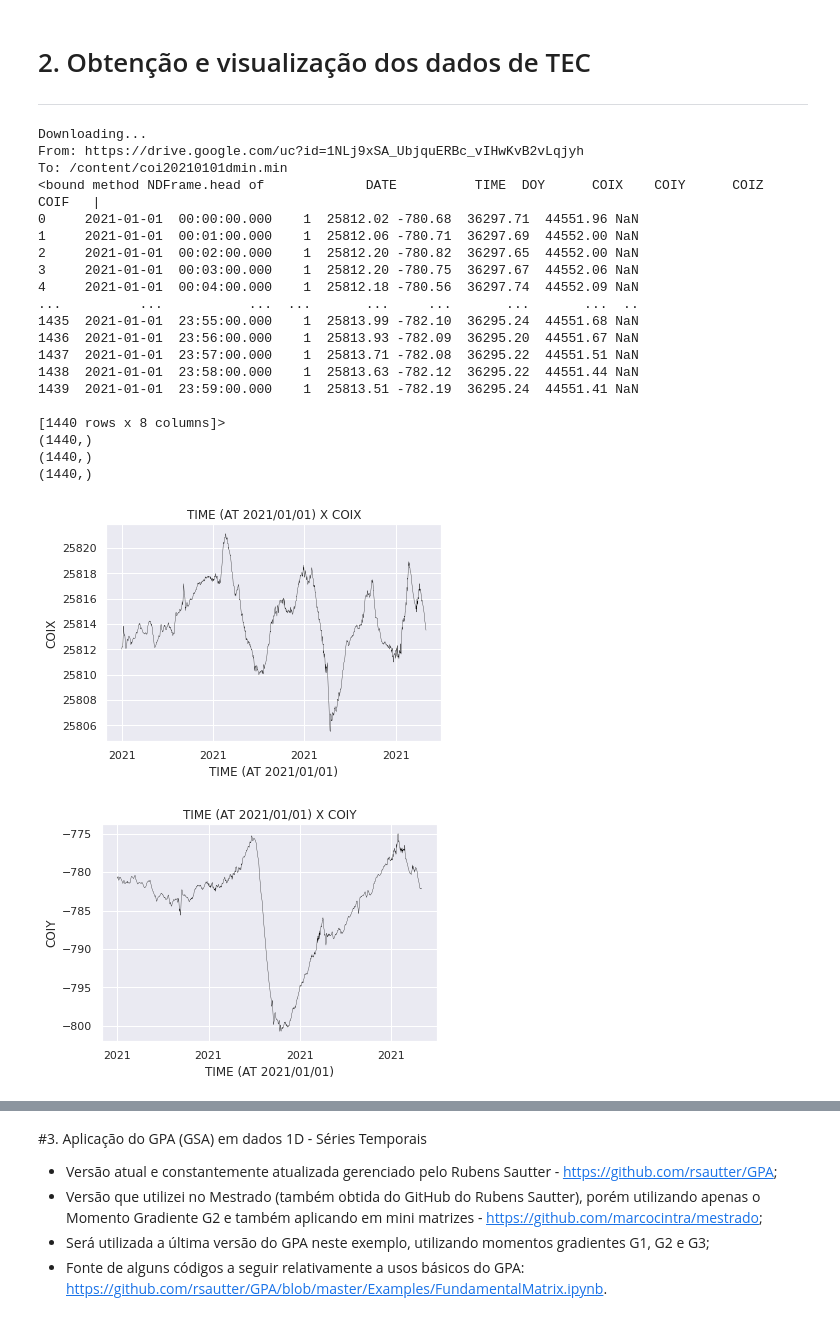
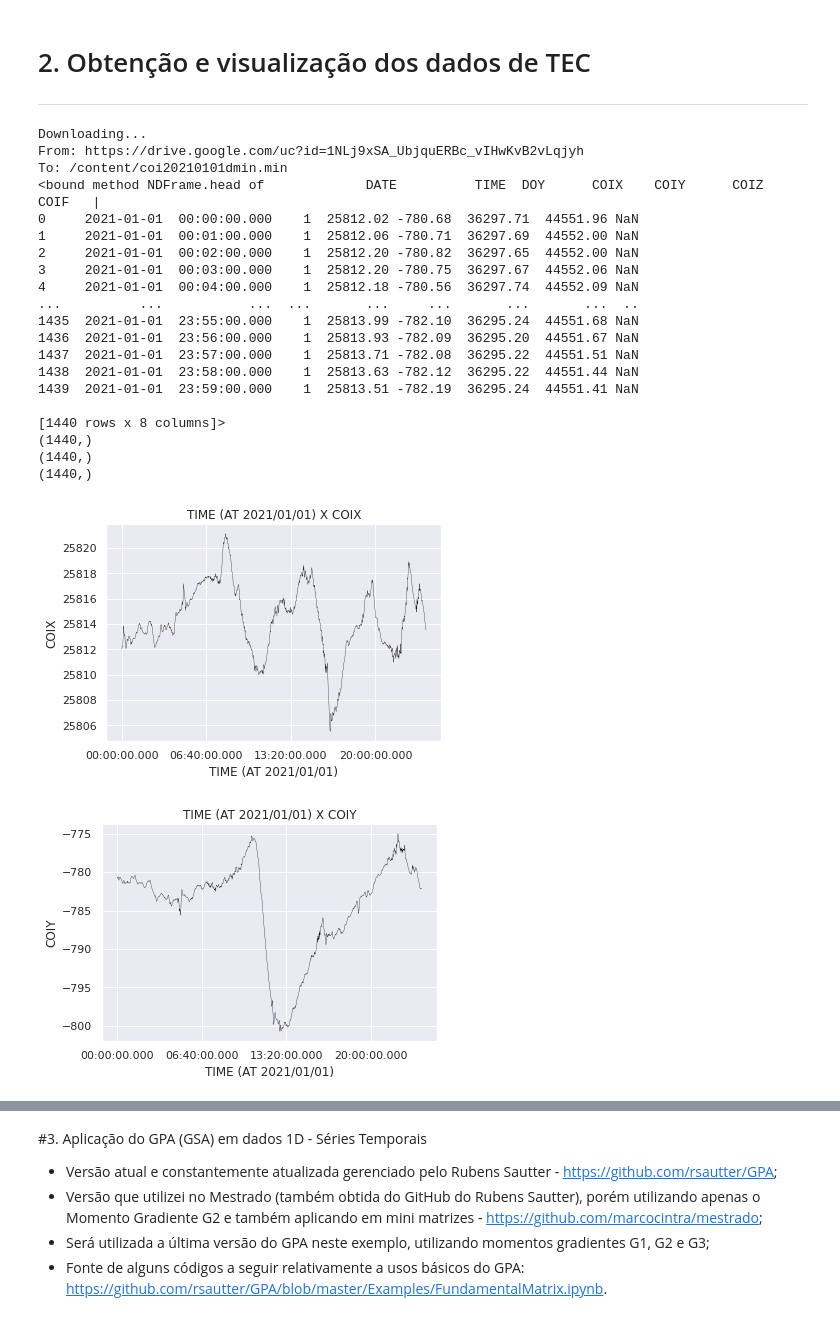
Before and after one commit to marcocintra/doutorado, a Jupyter notebook: Reunião_GFEC_P&D_com_GPA_06_05_2021_Apresentação_A3_GPA_1D_Análise_de_Séries_Temporais_(Exs_Física_Espacial).ipynb, the cells around one changed output, grey strips where cells are left out. Drawn from its saved outputs; the diff is of its cells as text; code cells hidden in the pictures.

```diff
--- a/Reunião_GFEC_P&D_com_GPA_06_05_2021_Apresentação_A3_GPA_1D_Análise_de_Séries_Temporais_(Exs_Física_Espacial).ipynb
+++ b/Reunião_GFEC_P&D_com_GPA_06_05_2021_Apresentação_A3_GPA_1D_Análise_de_Séries_Temporais_(Exs_Física_Espacial).ipynb
@@ -38,17 +38,15 @@ print(df.head)
 df['DATE'] = df['DATE'] + " " + df['TIME']
 df['DATE'] = pd.to_datetime(df['DATE'], format='%Y-%m-%d %H:%M:%S.%f')
 
-del df['TIME']
-del df['|']
-del df['DOY']
-
-DATE = df['DATE']
+DATE = df['DATE'][0]
+#print(DATE)
+TIME = df['TIME']
+#print(TIME)
 COIX = df['COIX']
-COIX = COIX.to_numpy()
+#print(COIX)
 COIY = df['COIY']
-COIY = COIY.to_numpy()
+#print(COIY)
 COIZ = df['COIZ']
-COIZ= COIZ.to_numpy()
 
 import numpy as np
 COIX = df['COIX'].values
@@ -65,7 +63,7 @@ sns.set()
 fig, ax = plt.subplots()
 ax.xaxis.set_major_locator(plt.MaxNLocator(4))
 
-plt.plot(DATE, COIX, linewidth = 0.3, color='black')
+plt.plot(TIME, COIX, linewidth = 0.3, color='black')
 plt.title("TIME (AT 2021/01/01) X COIX")
 plt.xlabel("TIME (AT 2021/01/01)")
 plt.ylabel("COIX")
@@ -75,7 +73,7 @@ plt.close()
 fig, ax = plt.subplots()
 ax.xaxis.set_major_locator(plt.MaxNLocator(4))
 
-plt.plot(DATE, COIY, linewidth = 0.3, color='black')
+plt.plot(TIME, COIY, linewidth = 0.3, color='black')
 plt.title("TIME (AT 2021/01/01) X COIY")
 plt.xlabel("TIME (AT 2021/01/01)")
 plt.ylabel("COIY")
@@ -84,33 +82,33 @@ plt.close()
 
 fig, ax = plt.subplots()
 ax.xaxis.set_major_locator(plt.MaxNLocator(4))
 
-plt.plot(DATE, COIZ, linewidth = 0.3, color='black')
+plt.plot(TIME, COIZ, linewidth = 0.3, color='black')
 plt.title("TIME (AT 2021/01/01) X COIZ")
 plt.xlabel("TIME (AT 2021/01/01)")
 plt.ylabel("COIZ")
 plt.show()
 plt.close()
 # %% [output]
 Downloading...
 From: https://drive.google.com/uc?id=1NLj9xSA_UbjquERBc_vIHwKvB2vLqjyh
 To: /content/coi20210101dmin.min
 <bound method NDFrame.head of             DATE          TIME  DOY      COIX    COIY      COIZ      COIF   |
 0     2021-01-01  00:00:00.000    1  25812.02 -780.68  36297.71  44551.96 NaN
 1     2021-01-01  00:01:00.000    1  25812.06 -780.71  36297.69  44552.00 NaN
 2     2021-01-01  00:02:00.000    1  25812.20 -780.82  36297.65  44552.00 NaN
 3     2021-01-01  00:03:00.000    1  25812.20 -780.75  36297.67  44552.06 NaN
 4     2021-01-01  00:04:00.000    1  25812.18 -780.56  36297.74  44552.09 NaN
 ...          ...           ...  ...       ...     ...       ...       ...  ..
 1435  2021-01-01  23:55:00.000    1  25813.99 -782.10  36295.24  44551.68 NaN
 1436  2021-01-01  23:56:00.000    1  25813.93 -782.09  36295.20  44551.67 NaN
 1437  2021-01-01  23:57:00.000    1  25813.71 -782.08  36295.22  44551.51 NaN
 1438  2021-01-01  23:58:00.000    1  25813.63 -782.12  36295.22  44551.44 NaN
 1439  2021-01-01  23:59:00.000    1  25813.51 -782.19  36295.24  44551.41 NaN
 
 [1440 rows x 8 columns]>
 (1440,)
 (1440,)
 (1440,)
-[figure, old version]
+[figure, new version]
-[figure, old version]
+[figure, new version]
```
Also changed, not shown: parts of 4 cells of this notebook.
